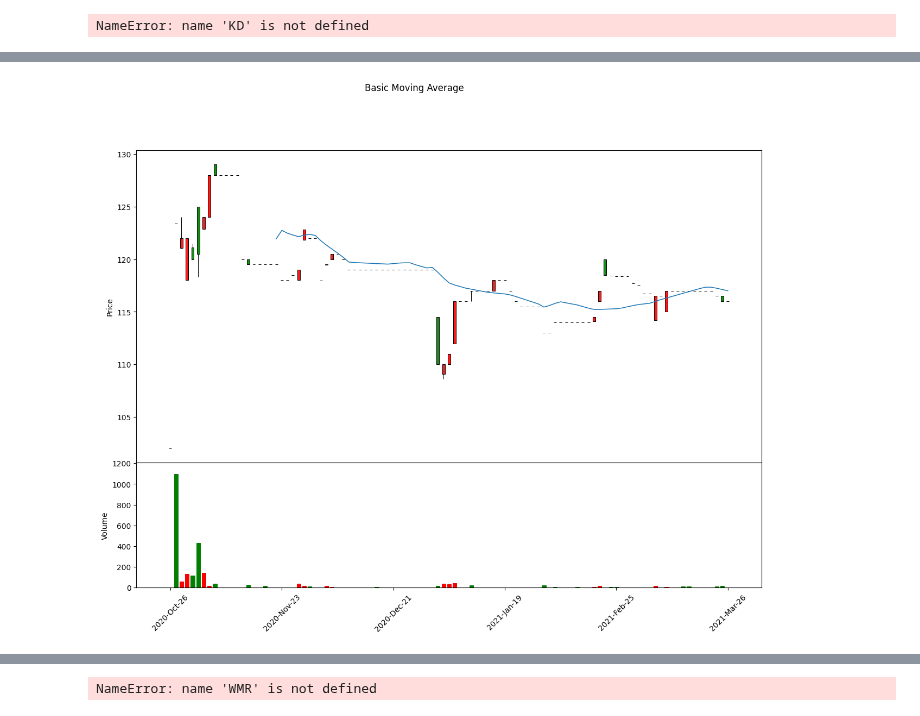
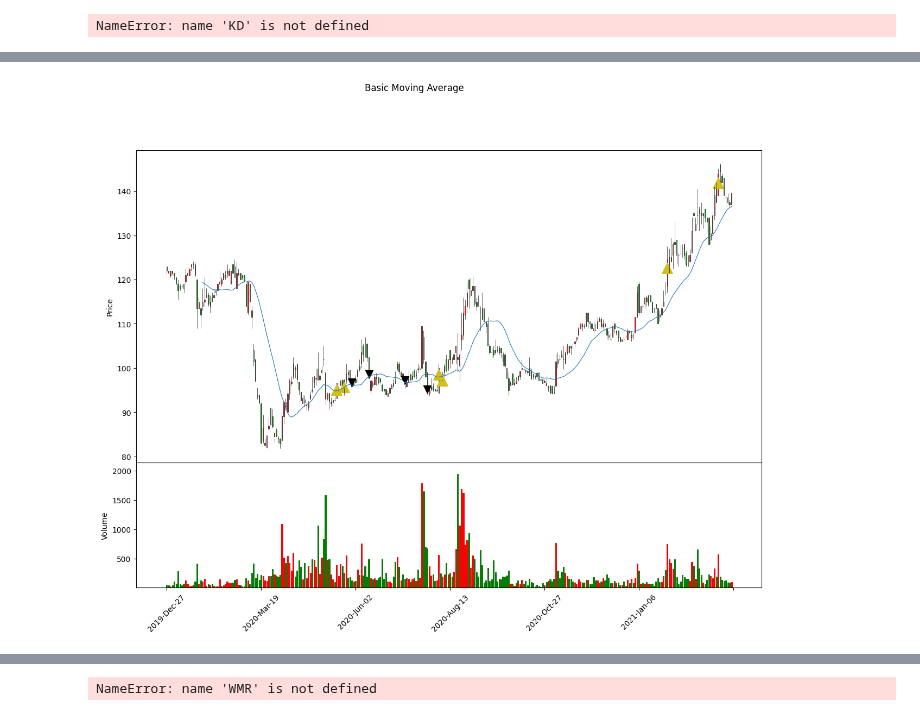
Before and after one commit to a23956491z/backtesting-project, a Jupyter notebook: scratch/main.ipynb, the cells around one changed output, grey strips where cells are left out. Cells and saved outputs as stored; diff of their text form; code cells hidden in the pictures.

Commit message:
完成basic_MA_simple.rise_bound
也就是：股價加速上升，反彈至MA20後，股價再往上

MA線與股價多次交叉時(盤整)，容易誤判

```diff
--- a/scratch/main.ipynb
+++ b/scratch/main.ipynb
@@ -477,8 +477,9 @@ class basic_MA_simple:
         # MA線的成長率
         self.ma_rise_rate = []
 
-        for i in range(ma_window): # 初始化 成長率
+        for i in range(ma_window): # 沒有MA線的前幾天填入np.nan
             self.ma_rise_rate.append(np.nan)
+
 
         # 計算MA線的成長率
         for i in range(ma_window, ticker.shape[0]):
@@ -487,6 +488,7 @@ class basic_MA_simple:
             pre = ticker['ma'][i-1]
             rise = cur/pre
             self.ma_rise_rate.append(rise)
+
 
     """
     Prviate Member Function
@@ -586,7 +588,8 @@ class basic_MA_simple:
         if dw.shape[0] > self.window:
 
             # 上一次平坦狀態距離現在幾天
-            latest_flat = 0
+            # 初始化為極大數(1*10^9)
+            latest_flat = 1e9
             for i in range(self.window, dw.shape[0]-1):
 
                 # 如果今天是平坦狀態，重設距離上次平坦的天數
@@ -635,15 +638,78 @@ class basic_MA_simple:
                     dw['sell'][i] = 1
         return dw
 
-    def rise_bound(self):
+    """
+    股價加速上升，反彈至MA20後，股價再往上
+    """
+    def rise_bound(self, rise_drop_interval=10, bound_interval=5):
+
+        # 把dataframe 加上sell和buy兩個columns
+        # 並把初始化兩個columns
         dw = init_sell_buy(ticker)
 
         # 確保股價的資料量比MA線的日數更多
-        for i in range(self.window, dw.shape[0]-1):
-            pass
+        if (dw.shape[0] > self.window and self.window > 5):
 
-        if dw.shape[0] > self.window:
-            pass
+            # 計算股價的上升率
+            price_rise_rate = []
+            for i in range(dw.shape[0]):
+                price_rise_rate.append(dw['Close'][i] / dw['Open'][i])
+
+            # 上次股價上升，並下降碰觸到MA線距離現在幾天
+            bounded_buy = 1e9
+
+            # 上次股價下降，並上升碰觸到MA線距離現在幾天
+            bounded_sell = 1e9
+
+            # 上一次上升(rise)/下降(drop)狀態距離現在幾天
+            # 初始化為極大數(1*10^9)
+            latest_rise = 1e9
+            latest_drop = 1e9
+
+            # 確保股價的資料量比MA線的日數更多
+            for i in range(self.window, dw.shape[0]-1):
+
+                # 處於上升狀態且股價大於MA線
+                if(self.__rise(dw, price_rise_rate, i-5, i) and dw['Close'][i] > dw['ma'][i]):
+
+                    # 重設上一次股價上升的日數
+                    latest_rise = 0
+
+                    # 如果 股價已經上升且在近期反彈至MA線過
+                    # 現在又再次上升，買入
+                    if bounded_buy <= bound_interval:
+                        bounded_buy = 1e9
+                        dw['buy'][i] = 1
+
+                # 處於下降狀態且股價小於MA線
+                if(self.__drop(dw, price_rise_rate, i-5, i) and dw['Close'][i] < dw['ma'][i]):
+
+                    # 重設上一次股價下降的日數
+                    latest_drop = 0
+
+                    # 如果 股價已經下降且在近期反彈至MA線過
+                    # 現在又再次下降，買入
+                    if bounded_sell <= bound_interval:
+                        bounded_sell = 1e9
+                        dw['sell'][i] = 1
+
+                # 最近股價有判斷成上升狀態，且股價又降到MA線之下
+                # 就把重設上次反彈(bounded_buy)的天數
+                if(dw['Close'][i] <= dw['ma'][i] and latest_rise <= rise_drop_interval):
+                    bounded_buy = 0
+
+                # 最近股價有判斷成上升狀態，且股價又降到MA線之下
+                # 就把重設上次反彈(bounded_sell)的天數
+                if(dw['Close'][i] >= dw['ma'][i] and latest_drop <= rise_drop_interval):
+                    bounded_sell = 0
+
+                latest_rise += 1
+                latest_drop += 1
+                bounded_sell += 1
+                bounded_buy += 1
+
+
+        return dw
 
     def plot(self, dw):
         plots = []
@@ -781,7 +847,7 @@ for data_file in file_list_with_directory(random_sample(times = random_choice_nu
     ticker = ticker.tail(300)
 
     strategy = basic_MA_simple(ticker)
-    signals = strategy.rise_from_horizontal()
+    signals = strategy.rise_bound()
     strategy.plot(signals)
 ########  TESTING BLOCK  ########
 # %% [output]
@@ -791 +857 @@ for data_file in file_list_with_directory(random_sample(times = random_choice_nu
-[figure, old version]
+[figure, new version]
```
Also changed, not shown: parts of 1 cell of this notebook, 1 other file.
